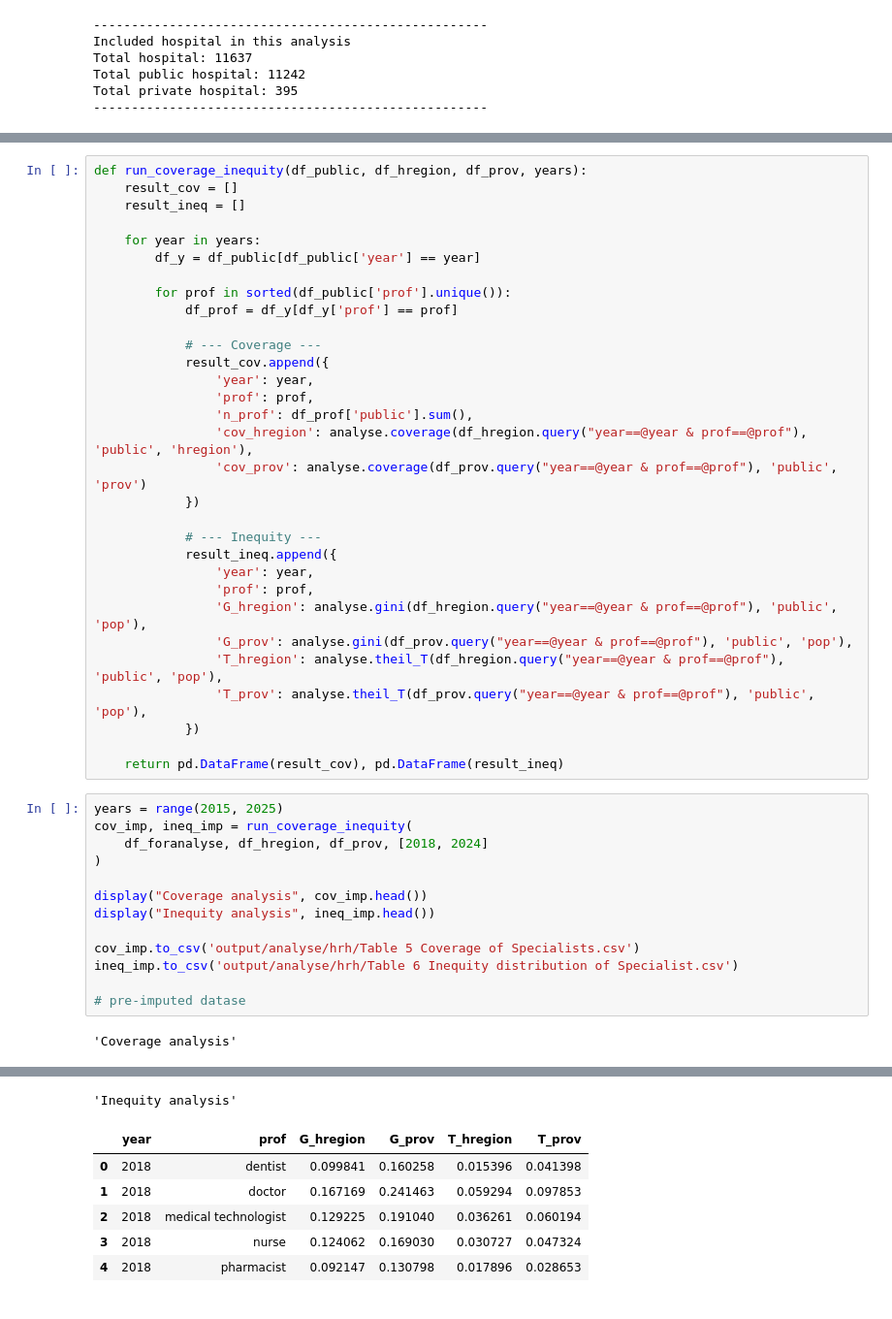
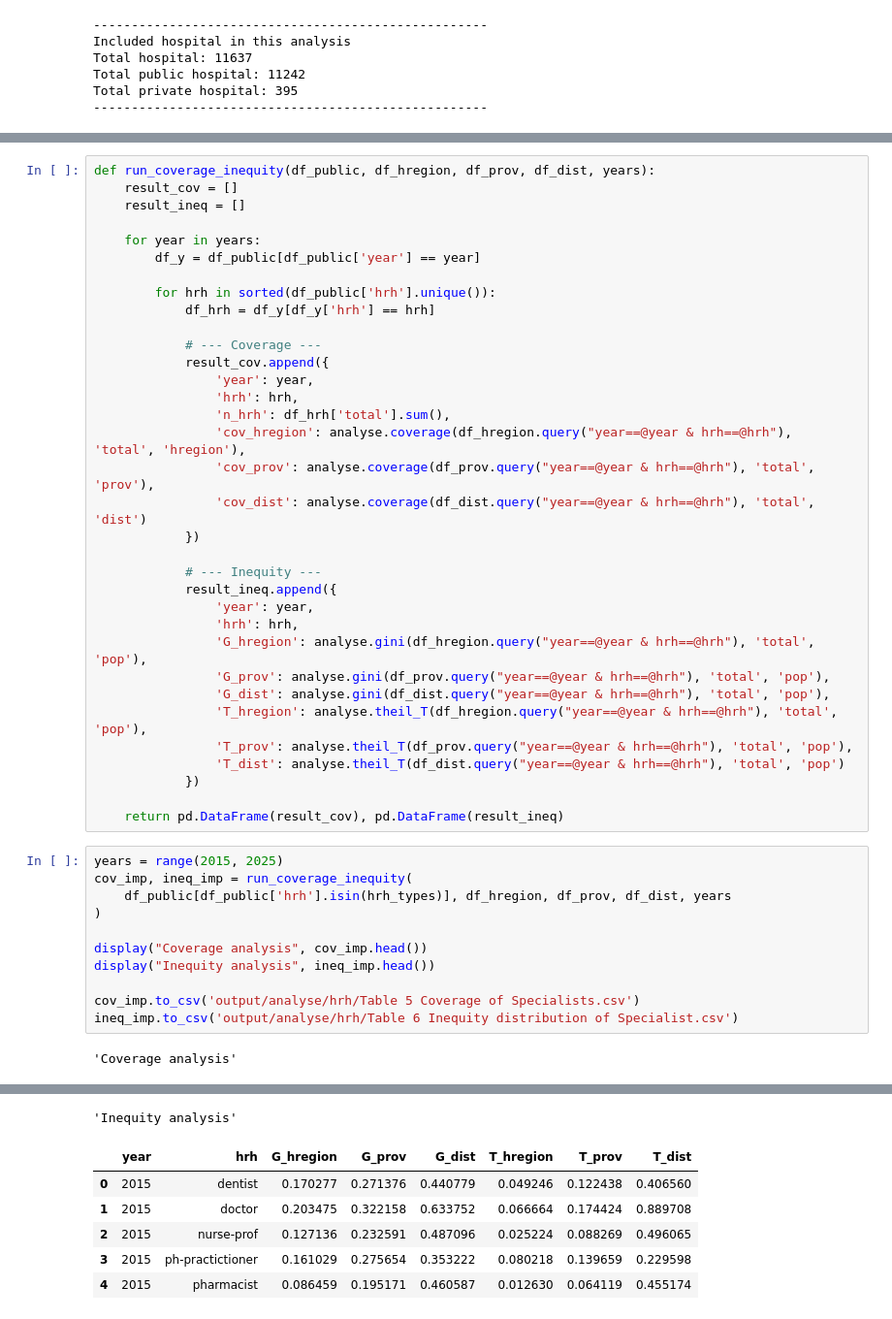
Before and after one commit to psitthirat/HRH, a Jupyter notebook: hrh.ipynb, the cells around one changed output, grey strips where cells are left out. Shown at 97% size. Cells and saved outputs as stored; diff of their text form.

```diff
--- a/hrh.ipynb
+++ b/hrh.ipynb
@@ -693,38 +839,41 @@ df_prov.to_csv('output/analyse/hrh/Table 3 Density in provincial level.csv')
 # %%
-def run_coverage_inequity(df_public, df_hregion, df_prov, years):
+def run_coverage_inequity(df_public, df_hregion, df_prov, df_dist, years):
     result_cov = []
     result_ineq = []
 
     for year in years:
         df_y = df_public[df_public['year'] == year]
 
-        for prof in sorted(df_public['prof'].unique()):
-            df_prof = df_y[df_y['prof'] == prof]
+        for hrh in sorted(df_public['hrh'].unique()):
+            df_hrh = df_y[df_y['hrh'] == hrh]
 
             # --- Coverage ---
             result_cov.append({
                 'year': year,
-                'prof': prof,
-                'n_prof': df_prof['public'].sum(),
-                'cov_hregion': analyse.coverage(df_hregion.query("year==@year & prof==@prof"), 'public', 'hregion'),
-                'cov_prov': analyse.coverage(df_prov.query("year==@year & prof==@prof"), 'public', 'prov')
+                'hrh': hrh,
+                'n_hrh': df_hrh['total'].sum(),
+                'cov_hregion': analyse.coverage(df_hregion.query("year==@year & hrh==@hrh"), 'total', 'hregion'),
+                'cov_prov': analyse.coverage(df_prov.query("year==@year & hrh==@hrh"), 'total', 'prov'),
+                'cov_dist': analyse.coverage(df_dist.query("year==@year & hrh==@hrh"), 'total', 'dist')
             })
 
             # --- Inequity ---
             result_ineq.append({
                 'year': year,
-                'prof': prof,
-                'G_hregion': analyse.gini(df_hregion.query("year==@year & prof==@prof"), 'public', 'pop'),
-                'G_prov': analyse.gini(df_prov.query("year==@year & prof==@prof"), 'public', 'pop'),
-                'T_hregion': analyse.theil_T(df_hregion.query("year==@year & prof==@prof"), 'public', 'pop'),
-                'T_prov': analyse.theil_T(df_prov.query("year==@year & prof==@prof"), 'public', 'pop'),
+                'hrh': hrh,
+                'G_hregion': analyse.gini(df_hregion.query("year==@year & hrh==@hrh"), 'total', 'pop'),
+                'G_prov': analyse.gini(df_prov.query("year==@year & hrh==@hrh"), 'total', 'pop'),
+                'G_dist': analyse.gini(df_dist.query("year==@year & hrh==@hrh"), 'total', 'pop'),
+                'T_hregion': analyse.theil_T(df_hregion.query("year==@year & hrh==@hrh"), 'total', 'pop'),
+                'T_prov': analyse.theil_T(df_prov.query("year==@year & hrh==@hrh"), 'total', 'pop'),
+                'T_dist': analyse.theil_T(df_dist.query("year==@year & hrh==@hrh"), 'total', 'pop')
             })
 
     return pd.DataFrame(result_cov), pd.DataFrame(result_ineq)
 # %%
 years = range(2015, 2025)
 cov_imp, ineq_imp = run_coverage_inequity(
-    df_foranalyse, df_hregion, df_prov, [2018, 2024]
+    df_public[df_public['hrh'].isin(hrh_types)], df_hregion, df_prov, df_dist, years
 )
 
 display("Coverage analysis", cov_imp.head())
@@ -732,7 +881,5 @@ display("Inequity analysis", ineq_imp.head())
 
 cov_imp.to_csv('output/analyse/hrh/Table 5 Coverage of Specialists.csv')
 ineq_imp.to_csv('output/analyse/hrh/Table 6 Inequity distribution of Specialist.csv')
-
-# pre-imputed datase
 # %% [output]
 'Coverage analysis'
@@ -745,7 +892,7 @@ ineq_imp.to_csv('output/analyse/hrh/Table 6 Inequity distribution of Specialist.
 'Inequity analysis'
-|  | year | prof | G_hregion | G_prov | T_hregion | T_prov |
-| 0 | 2018 | dentist | 0.099841 | 0.160258 | 0.015396 | 0.041398 |
-| 1 | 2018 | doctor | 0.167169 | 0.241463 | 0.059294 | 0.097853 |
-| 2 | 2018 | medical technologist | 0.129225 | 0.191040 | 0.036261 | 0.060194 |
-| 3 | 2018 | nurse | 0.124062 | 0.169030 | 0.030727 | 0.047324 |
-| 4 | 2018 | pharmacist | 0.092147 | 0.130798 | 0.017896 | 0.028653 |
+|  | year | hrh | G_hregion | G_prov | G_dist | T_hregion | T_prov | T_dist |
+| 0 | 2015 | dentist | 0.170277 | 0.271376 | 0.440779 | 0.049246 | 0.122438 | 0.406560 |
+| 1 | 2015 | doctor | 0.203475 | 0.322158 | 0.633752 | 0.066664 | 0.174424 | 0.889708 |
+| 2 | 2015 | nurse-prof | 0.127136 | 0.232591 | 0.487096 | 0.025224 | 0.088269 | 0.496065 |
+| 3 | 2015 | ph-practictioner | 0.161029 | 0.275654 | 0.353222 | 0.080218 | 0.139659 | 0.229598 |
+| 4 | 2015 | pharmacist | 0.086459 | 0.195171 | 0.460587 | 0.012630 | 0.064119 | 0.455174 |
```
Also changed, not shown: parts of 14 cells of this notebook.
